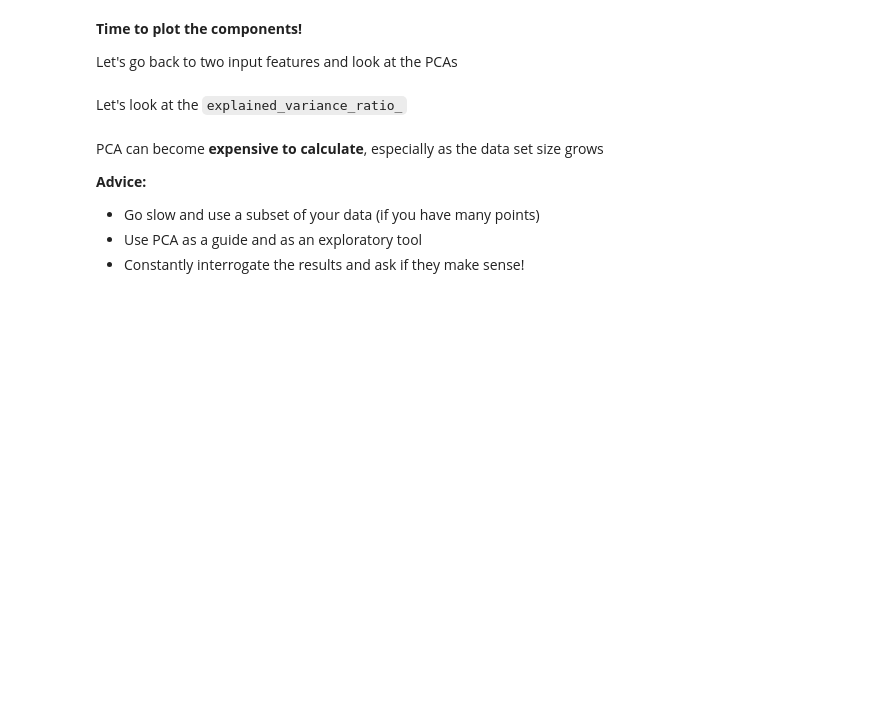
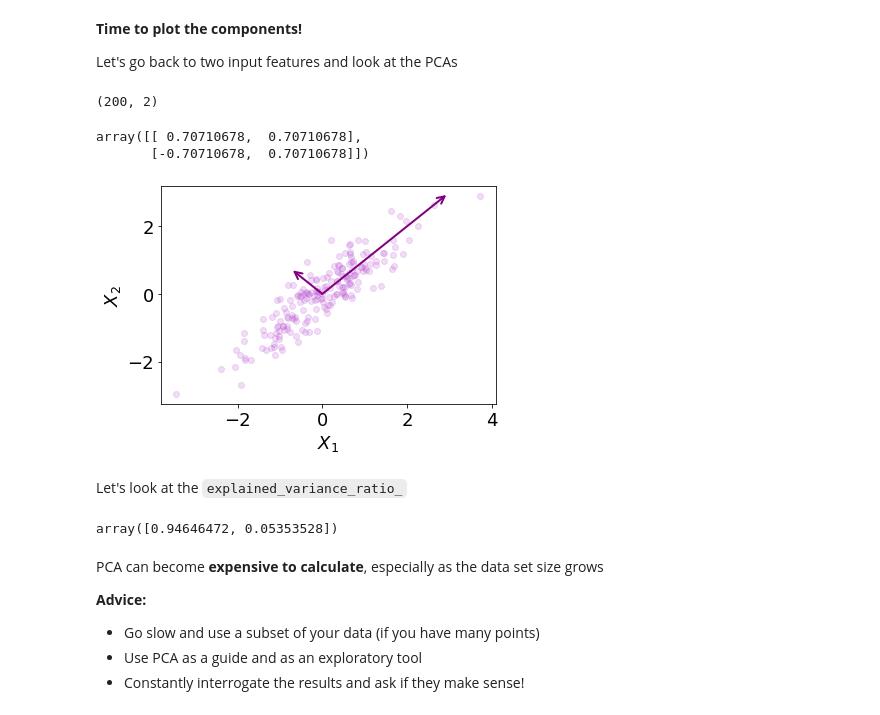
Before and after one commit to UWDIRECT/UWDIRECT.github.io, a Jupyter notebook: Wi22_content/DSMCER/L13_PCA_KMeans.ipynb, the cells around one changed output. Saved outputs shown, nothing was run; the diff lists cells and outputs as text; code cells hidden in the pictures; blank space fills up the shorter version.

```diff
--- a/Wi22_content/DSMCER/L13_PCA_KMeans.ipynb
+++ b/Wi22_content/DSMCER/L13_PCA_KMeans.ipynb
@@ -127,10 +168,20 @@ Let's go back to two input features and look at the PCAs
 # Generating new data
 rng = np.random.RandomState(seed=42)
 X_2 = np.dot(rng.rand(2, 2)*10, rng.randn(2, 200)*2).T
-
+print(X_2.shape)
+# Scale data
+scaler = StandardScaler()
+scaler.fit(X_2)
+X_2_scaled = scaler.transform(X_2)
 # Calling PCA
 pca_2 = PCA(n_components=2)
-pca_2.fit(X_2)
+pca_2.fit(X_2_scaled)
+pca_2.explained_variance_
+pca_2.components_
+# %% [output]
+(200, 2)
+array([[ 0.70710678,  0.70710678],
+       [-0.70710678,  0.70710678]])
 # %%
 # We define a function to draw two vectors
 def draw_vector(v0, v1, ax=None):
@@ -141,16 +192,20 @@ def draw_vector(v0, v1, ax=None):
     ax.annotate('', v1, v0, arrowprops=arrowprops)
 # %%
 # We can scatter plot the data and plot the vectors
-plt.scatter(X_2[:, 0], X_2[:, 1], alpha=0.2, color='mediumorchid')
+plt.scatter(X_2_scaled[:, 0], X_2_scaled[:, 1], alpha=0.2, color='mediumorchid')
 plt.xlabel('$X_1$')
 plt.ylabel('$X_2$')
 for length, vector in zip(pca_2.explained_variance_, pca_2.components_):
     v = vector * 3 * np.sqrt(length)
     draw_vector(pca_2.mean_, pca_2.mean_ + v)
+# %% [output]
+[figure, added]
 # %% [markdown]
 Let's look at the `explained_variance_ratio_`
 # %%
 pca_2.explained_variance_ratio_
+# %% [output]
+array([0.94646472, 0.05353528])
 # %% [markdown]
 PCA can become **expensive to calculate**, especially as the data set size grows
 
```
Also changed, not shown: parts of 17 cells of this notebook, 1 other file.
